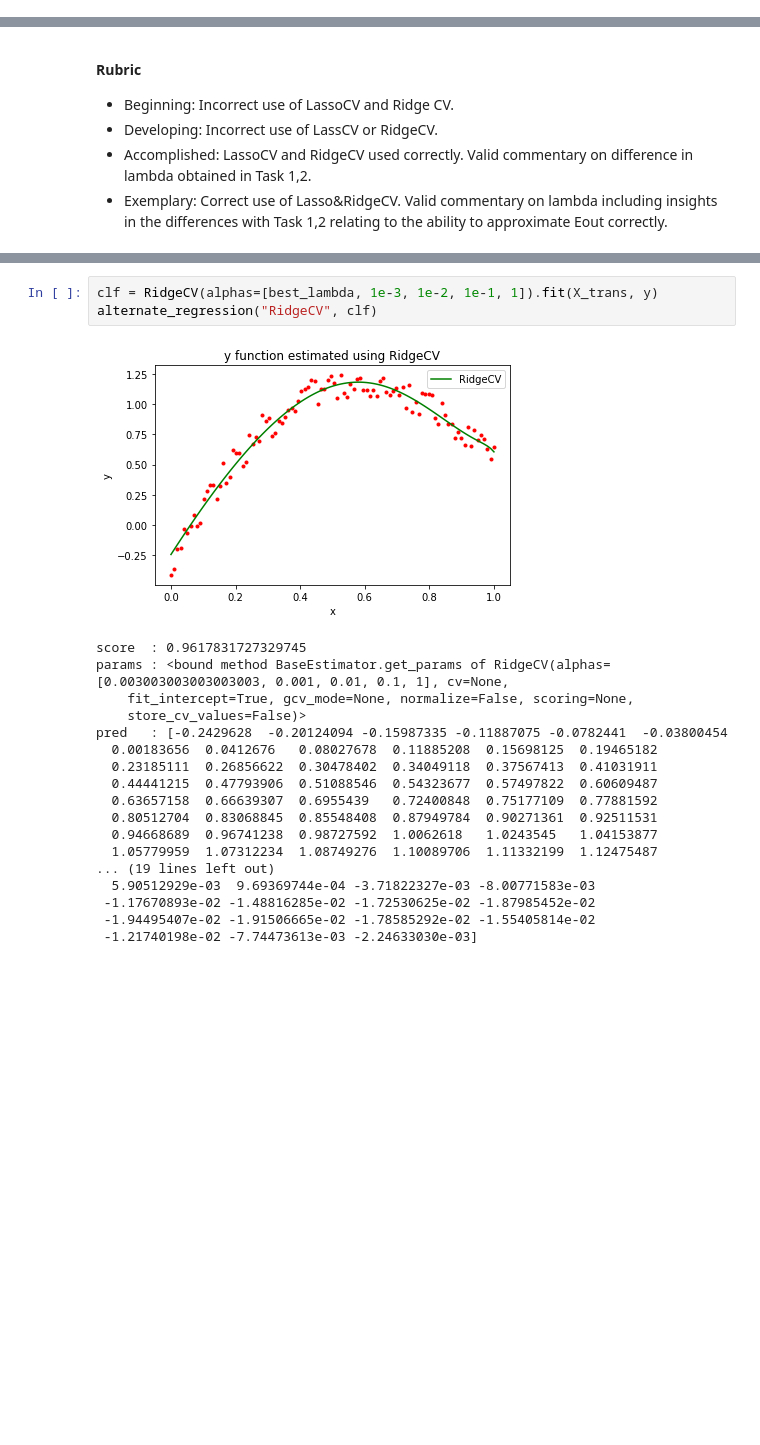
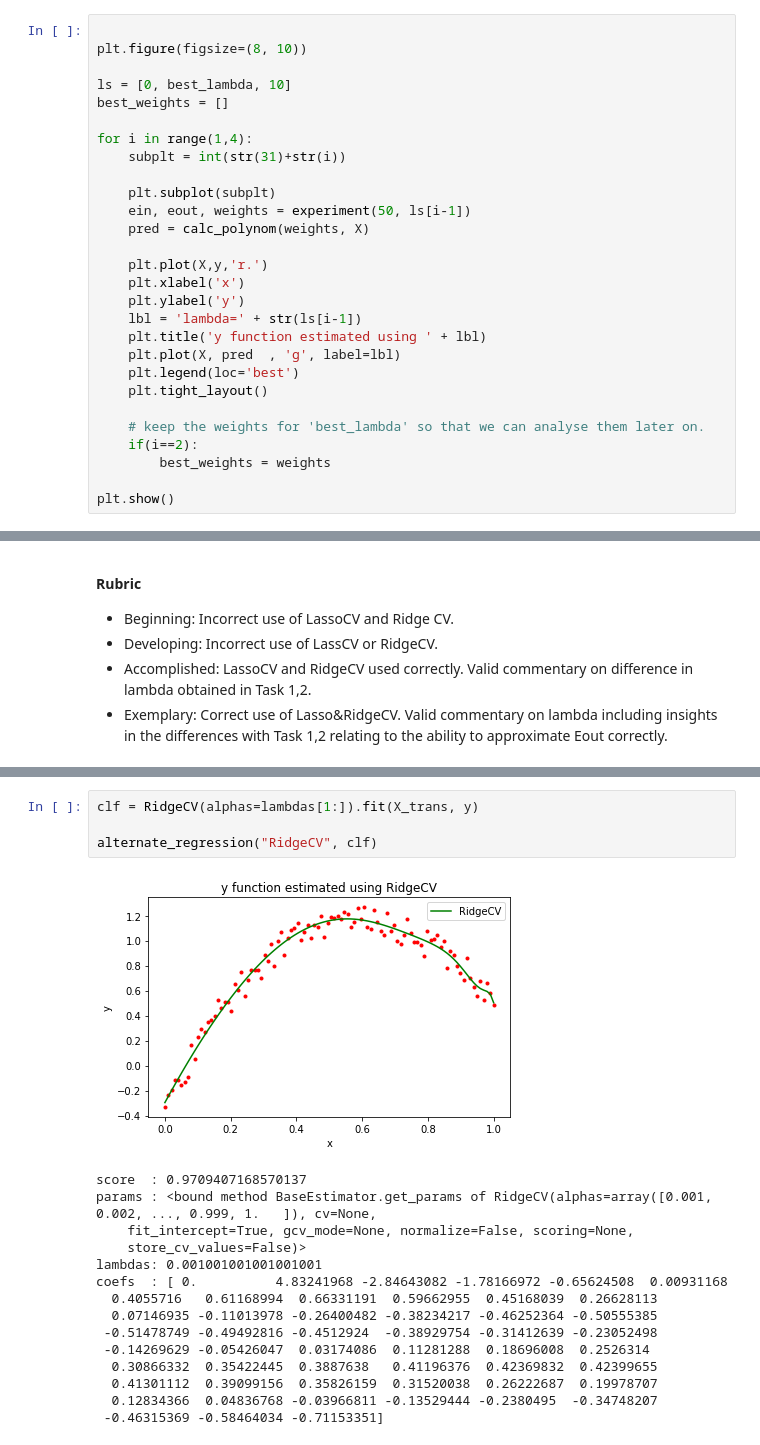
Before and after one commit to vipulpopat/MSCAI_Sem1_Etivity4, a Jupyter notebook: Etivity4_CE6002_18263461.ipynb, the cells around one changed output, grey strips where cells are left out. Drawn from its saved outputs; the diff is of its cells as text; blank space fills up the shorter version.

```diff
--- a/Etivity4_CE6002_18263461.ipynb
+++ b/Etivity4_CE6002_18263461.ipynb
@@ -323,0 +334,28 @@ lowest_eout_index:3 best_lambda:0.003003003003003003
+# %%
+
+plt.figure(figsize=(8, 10))
+
+ls = [0, best_lambda, 10]
+best_weights = []
+
+for i in range(1,4):
+    subplt = int(str(31)+str(i))
+
+    plt.subplot(subplt)
+    ein, eout, weights = experiment(50, ls[i-1])
+    pred = calc_polynom(weights, X)
+
+    plt.plot(X,y,'r.')
+    plt.xlabel('x')
+    plt.ylabel('y')
+    lbl = 'lambda=' + str(ls[i-1])
+    plt.title('y function estimated using ' + lbl)
+    plt.plot(X, pred  , 'g', label=lbl)
+    plt.legend(loc='best')
+    plt.tight_layout()
+
+    # keep the weights for 'best_lambda' so that we can analyse them later on.
+    if(i==2):
+        best_weights = weights
+
+plt.show()
@@ -418,22 +449,20 @@ def alternate_regression(title, clf):
 # %%
-clf = RidgeCV(alphas=[best_lambda, 1e-3, 1e-2, 1e-1, 1]).fit(X_trans, y)
+clf = RidgeCV(alphas=lambdas[1:]).fit(X_trans, y)
+
 alternate_regression("RidgeCV", clf)
 # %% [output]
-[figure, old version]
+[figure, new version]
-score  : 0.9617831727329745
-params : <bound method BaseEstimator.get_params of RidgeCV(alphas=[0.003003003003003003, 0.001, 0.01, 0.1, 1], cv=None,
+score  : 0.9709407168570137
+params : <bound method BaseEstimator.get_params of RidgeCV(alphas=array([0.001, 0.002, ..., 0.999, 1.   ]), cv=None,
     fit_intercept=True, gcv_mode=None, normalize=False, scoring=None,
     store_cv_values=False)>
-pred   : [-0.2429628  -0.20124094 -0.15987335 -0.11887075 -0.0782441  -0.03800454
-  0.00183656  0.0412676   0.08027678  0.11885208  0.15698125  0.19465182
-  0.23185111  0.26856622  0.30478402  0.34049118  0.37567413  0.41031911
-  0.44441215  0.47793906  0.51088546  0.54323677  0.57497822  0.60609487
-  0.63657158  0.66639307  0.6955439   0.72400848  0.75177109  0.77881592
-  0.80512704  0.83068845  0.85548408  0.87949784  0.90271361  0.92511531
-  0.94668689  0.96741238  0.98727592  1.0062618   1.0243545   1.04153877
-  1.05779959  1.07312234  1.08749276  1.10089706  1.11332199  1.12475487
-... (19 lines left out)
-  5.90512929e-03  9.69369744e-04 -3.71822327e-03 -8.00771583e-03
- -1.17670893e-02 -1.48816285e-02 -1.72530625e-02 -1.87985452e-02
- -1.94495407e-02 -1.91506665e-02 -1.78585292e-02 -1.55405814e-02
- -1.21740198e-02 -7.74473613e-03 -2.24633030e-03]
+lambdas: 0.001001001001001001
+coefs  : [ 0.          4.83241968 -2.84643082 -1.78166972 -0.65624508  0.00931168
+  0.4055716   0.61168994  0.66331191  0.59662955  0.45168039  0.26628113
+  0.07146935 -0.11013978 -0.26400482 -0.38234217 -0.46252364 -0.50555385
+ -0.51478749 -0.49492816 -0.4512924  -0.38929754 -0.31412639 -0.23052498
+ -0.14269629 -0.05426047  0.03174086  0.11281288  0.18696008  0.2526314
+  0.30866332  0.35422445  0.3887638   0.41196376  0.42369832  0.42399655
+  0.41301112  0.39099156  0.35826159  0.31520038  0.26222687  0.19978707
+  0.12834366  0.04836768 -0.03966811 -0.13529444 -0.2380495  -0.34748207
+ -0.46315369 -0.58464034 -0.71153351]
```
Also changed, not shown: parts of 27 cells of this notebook.
